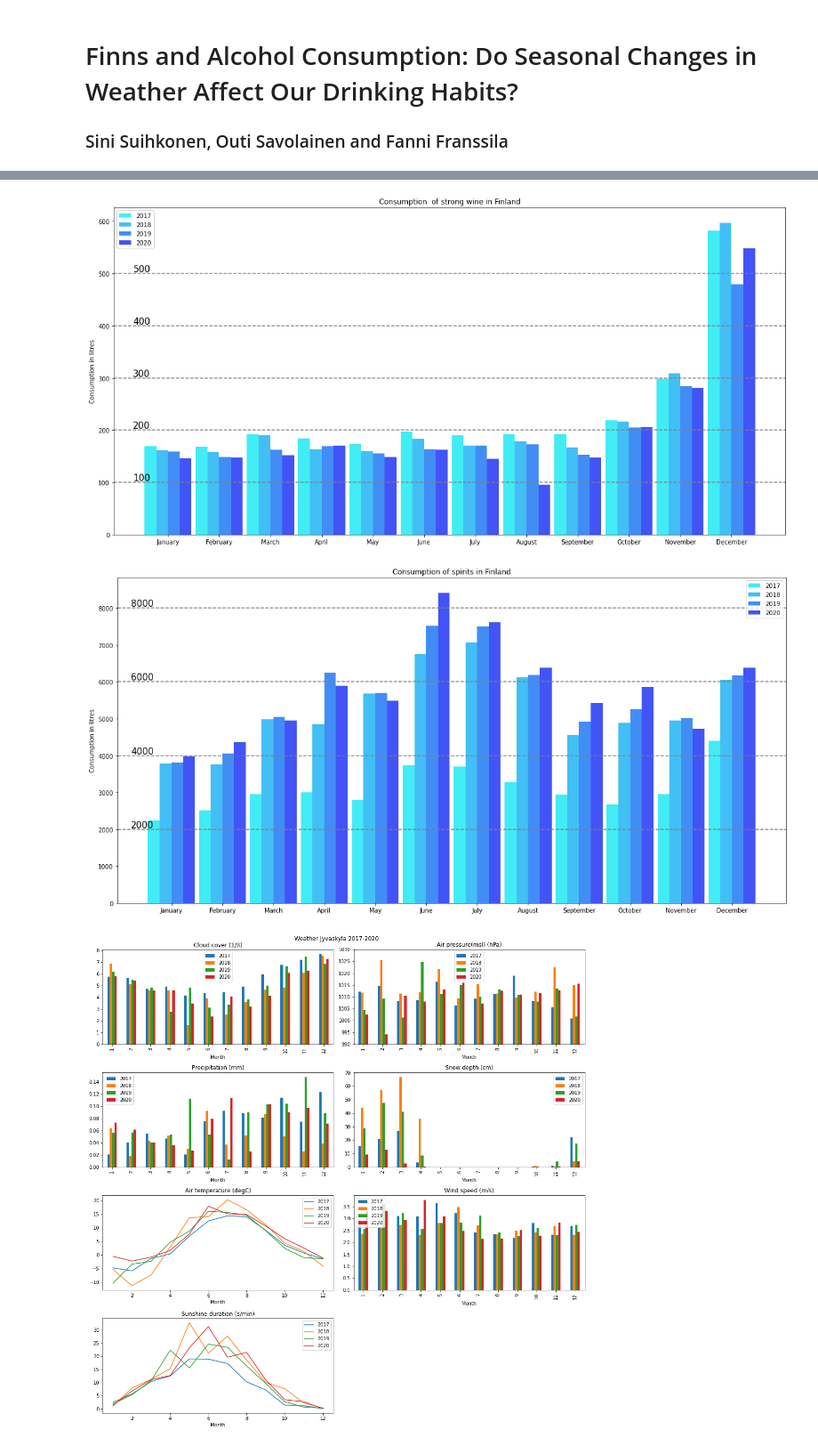
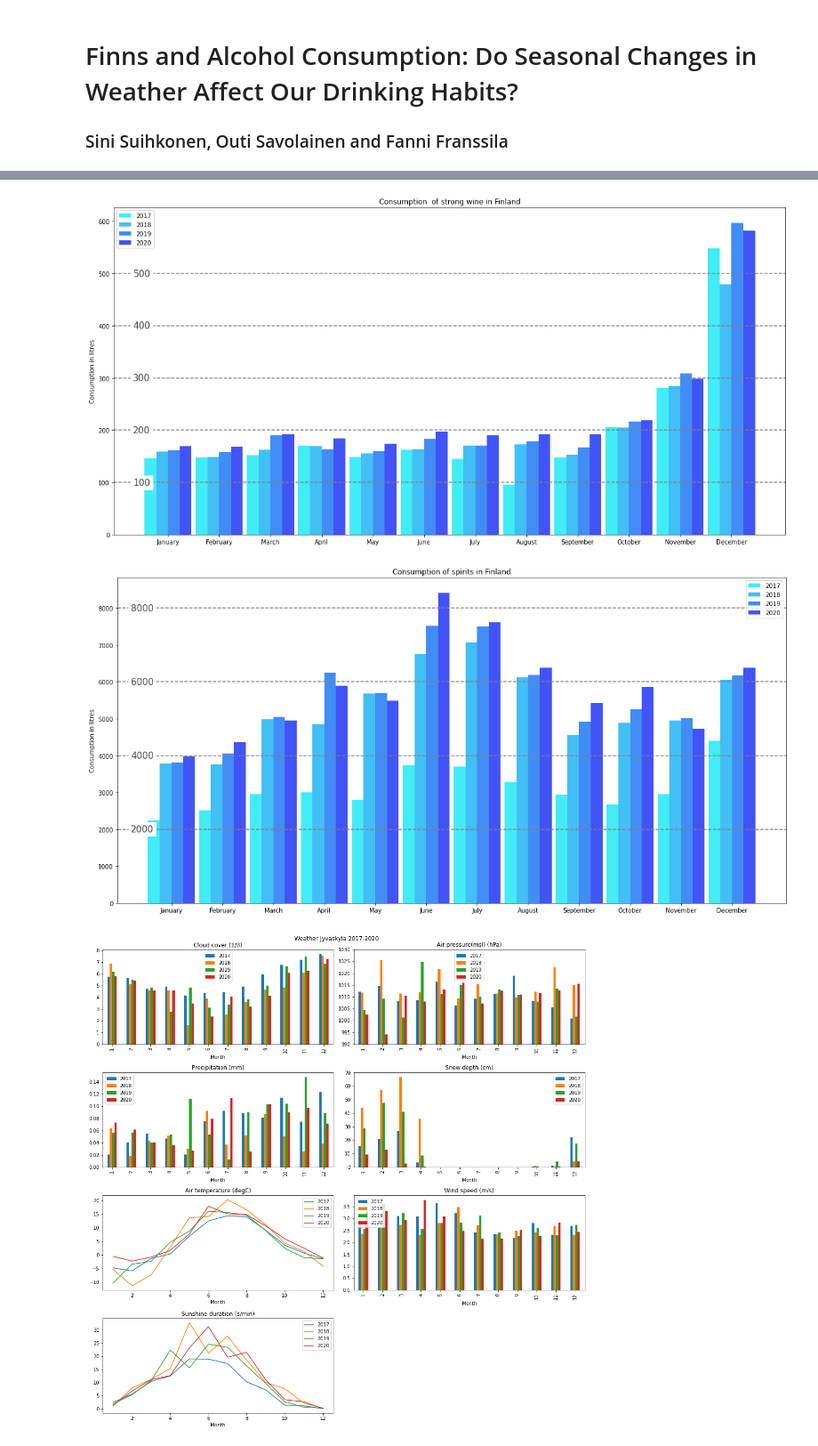
Before and after one commit to DataScience-MiniProjects/IDS-MiniProject, a Jupyter notebook: project-notebook.ipynb, the cells around one changed output, grey strips where cells are left out. Shown at 89% size. Saved outputs shown, nothing was run; the diff lists cells and outputs as text; code cells hidden in the pictures.

```diff
--- a/project-notebook.ipynb
+++ b/project-notebook.ipynb
@@ -89,9 +73,9 @@ plt.show()
 # %%
 # Wine plotting
-wine2020 = adata2020["Wine"].values
-wine2019 = adata2019["Wine"].values
-wine2018 = adata2018["Wine"].values
-wine2017 = adata2017["Wine"].values
+wine2020 = alc_data2017["Wine"].values
+wine2019 = alc_data2018["Wine"].values
+wine2018 = alc_data2019["Wine"].values
+wine2017 = alc_data2020["Wine"].values
 
 plt.figure(figsize=(20,10))
 
@@ -100,19 +84,12 @@ plt.bar(bar2, wine2018, width, label="2018", color="#42bff5")
 plt.bar(bar3, wine2019, width, label="2019", color="#428df5")
 plt.bar(bar4, wine2020, width, label="2020", color="#4254f5")
 
-plt.axhline(y=6000, color="grey", linestyle="--")
-plt.text(x=0,y=6000, s="6000", fontsize=15, va='bottom', ha='right' )
-plt.axhline(y=8000, color="grey", linestyle="--")
-plt.text(x=0,y=8000, s="8000", fontsize=15, va='bottom', ha='right' )
-plt.axhline(y=10000, color="grey", linestyle="--")
-plt.text(x=0,y=10000, s="10000", fontsize=15, va='bottom', ha='right' )
-plt.axhline(y=12000, color="grey", linestyle="--")
-plt.text(x=0,y=12000, s="12000", fontsize=15, va='bottom', ha='right' )
-plt.axhline(y=14000, color="grey", linestyle="--")
-plt.text(x=0,y=14000, s="14000", fontsize=15, va='bottom', ha='right' )
+for i in range(6000, 15000, 2000):
+  plt.axhline(y=i, color="grey", linestyle="--")
+  plt.text(x=0,y=i, s=str(i), fontsize=15, va='center', ha='right',backgroundcolor='w', alpha=0.75)
 
 plt.ylabel("Consumption in litres")
-plt.title("Consumption of wine between in Finland")
+plt.title("Consumption of wine in Finland")
 plt.xticks(bar1 + 3*width/2, labels)
 plt.legend()
 
@@ -122,42 +99,35 @@ plt.show()
 # %%
 # Wine plotting
-s_wine2020 = adata2020["Strong Wine"].values
-s_wine2019 = adata2019["Strong Wine"].values
-s_wine2018 = adata2018["Strong Wine"].values
-s_wine2017 = adata2017["Strong Wine"].values
+s_wine2020 = alc_data2017["Strong Wine"].values
+s_wine2019 = alc_data2018["Strong Wine"].values
+s_wine2018 = alc_data2019["Strong Wine"].values
+s_wine2017 = alc_data2020["Strong Wine"].values
 
 plt.figure(figsize=(20,10))
 
 plt.bar(bar1, s_wine2017, width, label="2017", color="#42ecf5")
 plt.bar(bar2, s_wine2018, width, label="2018", color="#42bff5")
 plt.bar(bar3, s_wine2019, width, label="2019", color="#428df5")
 plt.bar(bar4, s_wine2020, width, label="2020", color="#4254f5")
 
-plt.axhline(y=100, color="grey", linestyle="--")
-plt.text(x=0,y=100, s="100", fontsize=15, va='bottom', ha='right' )
-plt.axhline(y=200, color="grey", linestyle="--")
-plt.text(x=0,y=200, s="200", fontsize=15, va='bottom', ha='right' )
-plt.axhline(y=300, color="grey", linestyle="--")
-plt.text(x=0,y=300, s="300", fontsize=15, va='bottom', ha='right' )
-plt.axhline(y=400, color="grey", linestyle="--")
-plt.text(x=0,y=400, s="400", fontsize=15, va='bottom', ha='right' )
-plt.axhline(y=500, color="grey", linestyle="--")
-plt.text(x=0,y=500, s="500", fontsize=15, va='bottom', ha='right' )
+for i in range(100, 600, 100):
+  plt.axhline(y=i, color="grey", linestyle="--")
+  plt.text(x=0,y=i, s=str(i), fontsize=15, va='center', ha='right', backgroundcolor='w', alpha=0.75)
 
 plt.ylabel("Consumption in litres")
 plt.title("Consumption  of strong wine in Finland")
 plt.xticks(bar1 + 3*width/2, labels)
 plt.legend()
 
 plt.show()
 # %% [output]
-[figure, old version]
+[figure, new version]
 # %%
 # Wine plotting
-spirits2020 = adata2020["Spirits"].values
-spirits2019 = adata2019["Spirits"].values
-spirits2018 = adata2018["Spirits"].values
-spirits2017 = adata2017["Spirits"].values
+spirits2020 = alc_data2020["Spirits"].values
+spirits2019 = alc_data2019["Spirits"].values
+spirits2018 = alc_data2018["Spirits"].values
+spirits2017 = alc_data2017["Spirits"].values
 
 plt.figure(figsize=(20,10))
 
@@ -166,14 +136,9 @@ plt.bar(bar2, spirits2018, width, label="2018", color="#42bff5")
 plt.bar(bar3, spirits2019, width, label="2019", color="#428df5")
 plt.bar(bar4, spirits2020, width, label="2020", color="#4254f5")
 
-plt.axhline(y=2000, color="grey", linestyle="--")
-plt.text(x=0,y=2000, s="2000", fontsize=15, va='bottom', ha='right' )
-plt.axhline(y=4000, color="grey", linestyle="--")
-plt.text(x=0,y=4000, s="4000", fontsize=15, va='bottom', ha='right' )
-plt.axhline(y=6000, color="grey", linestyle="--")
-plt.text(x=0,y=6000, s="6000", fontsize=15, va='bottom', ha='right' )
-plt.axhline(y=8000, color="grey", linestyle="--")
-plt.text(x=0,y=8000, s="8000", fontsize=15, va='bottom', ha='right' )
+for i in range(2000, 9000, 2000):
+  plt.axhline(y=i, color="grey", linestyle="--")
+  plt.text(x=0,y=i, s=str(i), fontsize=15, va='center', ha='right', backgroundcolor='w', alpha=0.75)
 
 plt.ylabel("Consumption in litres")
 plt.title("Consumption of spirits in Finland")
@@ -182,7 +147,7 @@ plt.legend()
 
 plt.show()
 # %% [output]
-[figure, old version]
+[figure, new version]
 # %%
 # WEATHER DATA
 def load_csv(file_name:str):
```
Also changed, not shown: parts of 9 cells of this notebook.
